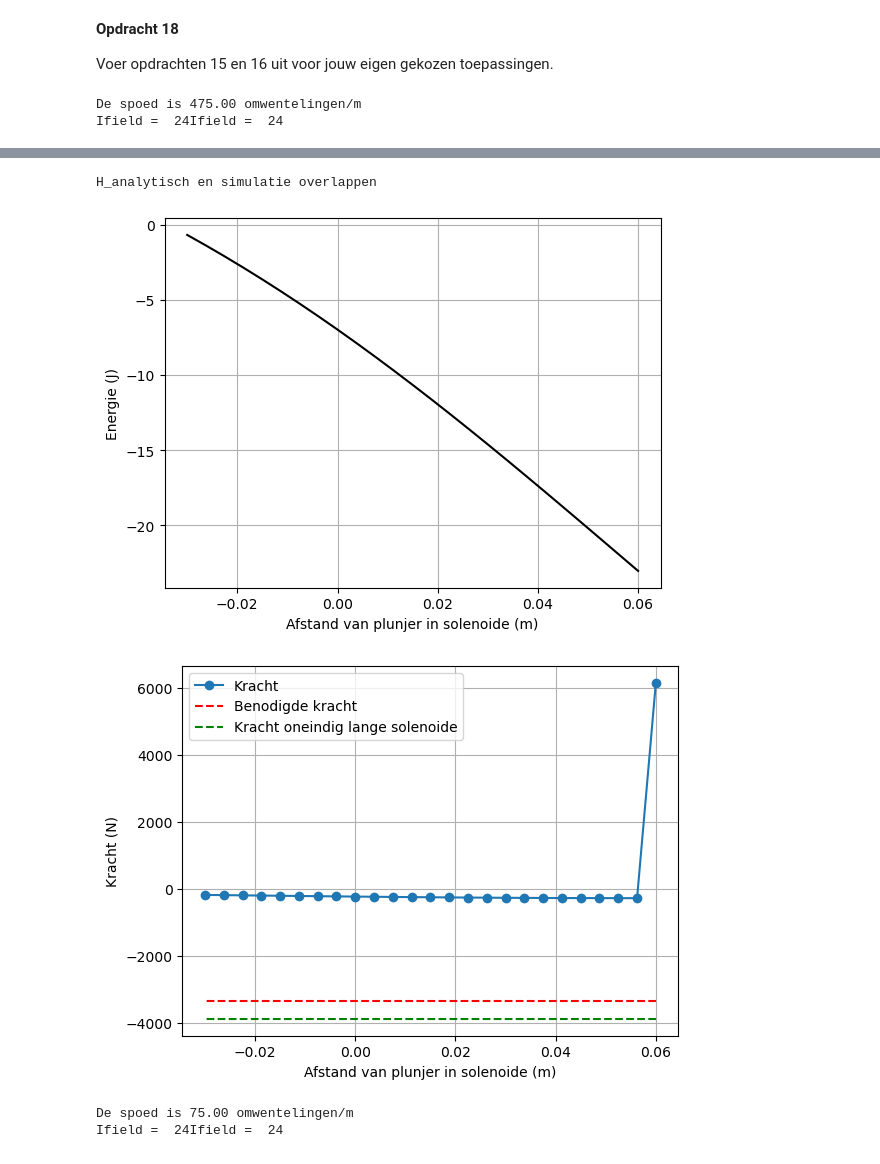
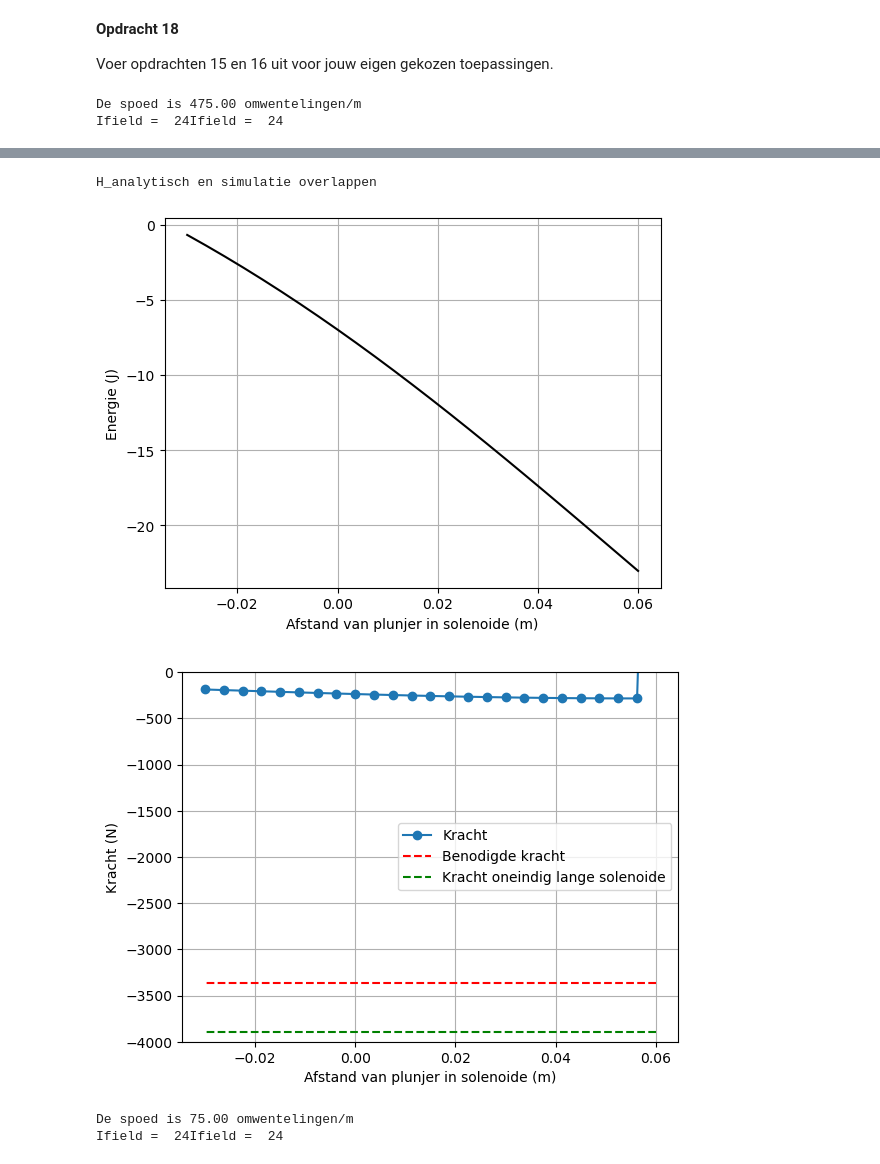
Before and after one commit to ElisabethMijnders/opdrachten-DEF-D-EM, a Jupyter notebook: DigitaleOntwerpopdrachten/2KrachtactuatorOpdracht/2KrachtactuatorOpdracht/KrachtactuatorOpdracht.ipynb, the cells around one changed output, grey strips where cells are left out. Saved outputs shown, nothing was run; the diff lists cells and outputs as text; code cells hidden in the pictures.

```diff
--- a/DigitaleOntwerpopdrachten/2KrachtactuatorOpdracht/2KrachtactuatorOpdracht/KrachtactuatorOpdracht.ipynb
+++ b/DigitaleOntwerpopdrachten/2KrachtactuatorOpdracht/2KrachtactuatorOpdracht/KrachtactuatorOpdracht.ipynb
@@ -479,7 +479,7 @@ b. Bereken de $x$, $y$ en $z$ coordinaten.\
 c. Bereken de spoed, in eenheden van aantal omwentelingen per meter, en print dit.
 # %%
 #dit zijn de waardes van toepassing 3
-l_draad = 33.66 # Lengte draad
+l_draad = Ld_max_deur # Lengte draad
 r_sol = 0.010 # Straal solenoide
 L_sol = 0.10 # Lengte solenoide
 aantal_omwentelingen = l_draad/(2*np.pi*r_sol)# Aantal wikkeling
@@ -622,7 +622,7 @@ Voer opdrachten 15 en 16 uit voor jouw eigen gekozen toepassingen.
 # %%
 #Toepassing 1: slot
 #opdracht 15
-l_draad = 74.80 #33.66 # Lengte draad
+l_draad = Ld_max_slot #33.66 # Lengte draad
 r_sol_1 = 0.209 # Straal solenoide
 L_sol_1 = 0.12 #0.01 # Lengte solenoide
 aantal_omwentelingen_1 = l_draad/(2*np.pi*r_sol_1)# Aantal wikkeling
@@ -674,34 +674,35 @@ plt.plot(z_ax, H_veld_analytisch, '-g', label='analytisch')
 plt.plot(z_ax, H_ax, '-k', label='simulatie')
 plt.legend()
 plt.xlabel('Afstand langs de as van de solenoide (m)')
 plt.ylabel('H-veld (A/m)')
 plt.show()
 print("H_analytisch en simulatie overlappen")
 
 #opdracht 16
 # integrate the field up to point z_p
 Wz=-0.5*np.pi*r_sol_1**2*np.cumsum(np.flipud(H_ax)*mu_r*mu_0*np.flipud(H_ax))*(z_ax[1] - z_ax[0])
 
 plt.plot(L_sol_1/2 - z_ax, np.flipud(Wz), '-k')
 plt.xlabel('Afstand van plunjer in solenoide (m)'), plt.ylabel('Energie (J)'), plt.grid()
 plt.show()
 
 force_analytical = -mu_0*mu_r*np.pi*r_sol_1**2*aantal_omwentelingen_1**2*I_slot**2/2/L_sol_1**2 # Kracht uitrekenen numeriek
 force_numerical=np.diff(Wz, n=1, append=[0])/(z_ax[1] - z_ax[0]) # Kracht uitrekenen
 
 # Plotting the results
 plt.plot(L_sol_1/2 - z_ax, np.flipud(force_numerical), '-o', label='Kracht')
 plt.plot(L_sol_1/2 - z_ax, (-F_slot)*np.ones(n_ax), '--r', label='Benodigde kracht')
 plt.plot(L_sol_1/2 - z_ax, force_analytical*np.ones(n_ax), '--g', label='Kracht oneindig lange solenoide')
 plt.xlabel('Afstand van plunjer in solenoide (m)'), plt.ylabel('Kracht (N)'), plt.grid(), plt.legend()
+plt.ylim([-4000,0])
 plt.show()
 # %% [output]
 De spoed is 475.00 omwentelingen/m
 Ifield =  24Ifield =  24
 [figure]
 H_analytisch en simulatie overlappen
 [figure]
-[figure, old version]
+[figure, new version]
 # %%
 #Toepassing 2: planten watergeven
 #opdracht 15
```
Also changed, not shown: parts of 1 cell of this notebook.
